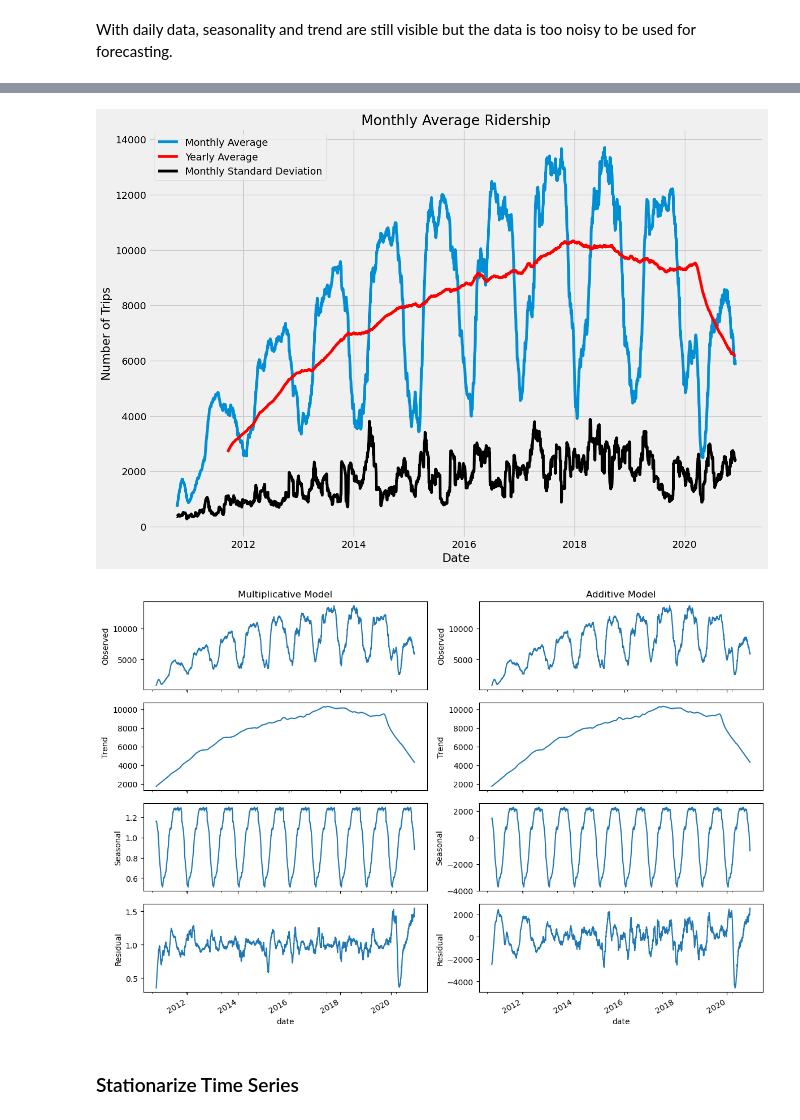
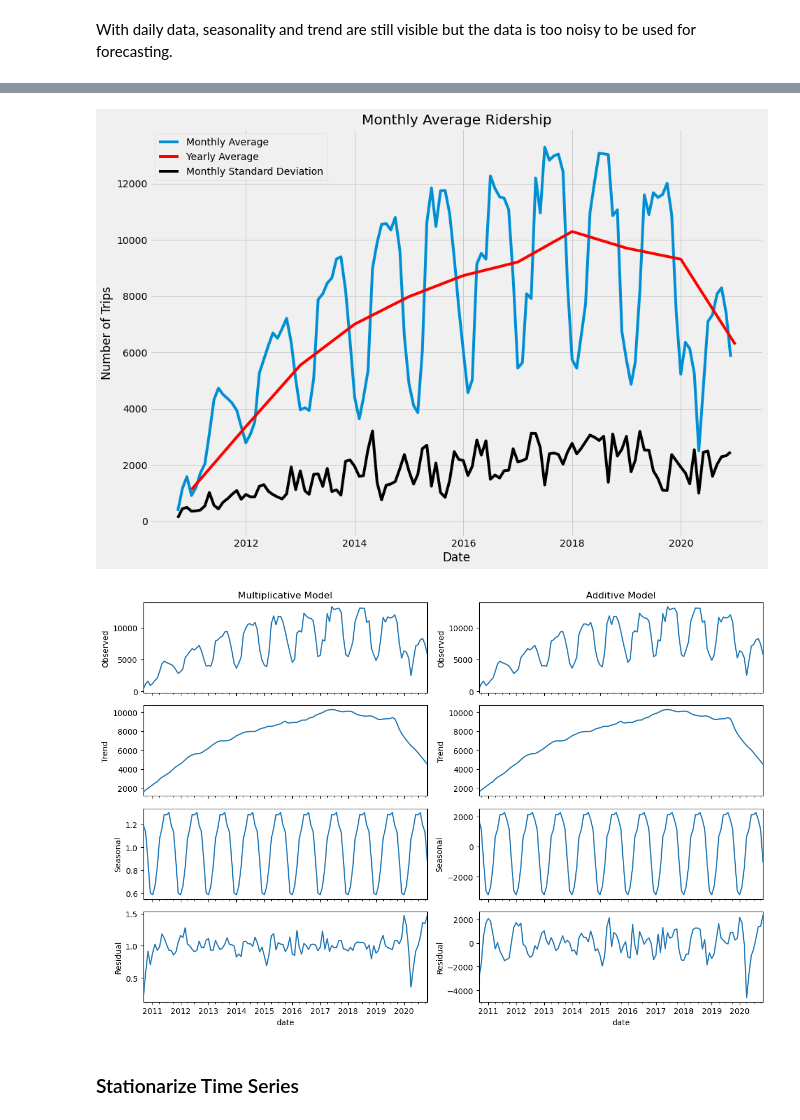
Before and after one commit to jhlee515/BikeShare_capstone, a Jupyter notebook: 3_modeling.ipynb, the cells around one changed output, grey strips where cells are left out. Cells and saved outputs as stored; diff of their text form; code cells hidden in the pictures.

```diff
--- a/3_modeling.ipynb
+++ b/3_modeling.ipynb
@@ -50,55 +50,55 @@ plt.show()
 # %%
-monthly_avg = trips_by_day.rolling(window = 30).mean()
-yearly_mean = trips_by_day.rolling(window = 365).mean()
-monthly_std = trips_by_day.rolling(window = 30).std()
+monthly_avg = trips_by_day.resample('M', on = 'date').mean()
+yearly_avg = trips_by_day.resample('Y', on = 'date').mean()
+monthly_std = trips_by_day.resample('M', on = 'date').std()
 
 plt.figure(figsize = (14,10))
-plt.plot(dates, monthly_avg)
-plt.plot(dates, yearly_mean, color = 'red')
-plt.plot(dates, monthly_std, color = 'black')
+plt.plot(monthly_avg)
+plt.plot(yearly_avg, color = 'red')
+plt.plot(monthly_std, color = 'black')
 plt.title('Monthly Average Ridership')
 plt.xlabel('Date')
 plt.ylabel('Number of Trips')
 plt.legend(['Monthly Average', 'Yearly Average', 'Monthly Standard Deviation'])
 plt.show()
 # %% [output]
-[figure, old version]
+[figure, new version]
 # %%
 ### Decompose time series using Multiplicative/Additive Model ###
 plt.style.use('default')
-decomposition_mult = seasonal_decompose(monthly_avg.set_index(dates).dropna(),
+decomposition_mult = seasonal_decompose(monthly_avg,
                                    model = 'multi',
-                                   period = 365,
+                                   period = 12,
                                    extrapolate_trend = 'freq')
 
-decomposition_add = seasonal_decompose(monthly_avg.set_index(dates).dropna(),
+decomposition_add = seasonal_decompose(monthly_avg,
                                    model = 'add',
-                                   period = 365,
+                                   period = 12,
                                    extrapolate_trend = 'freq')
 
 ### Plot decomposed time series ###
 def plot_decomposition(res, axes):
     res.observed.plot(ax=axes[0], legend=False)
     axes[0].set_ylabel('Observed')
     res.trend.plot(ax=axes[1], legend=False)
     axes[1].set_ylabel('Trend')
     res.seasonal.plot(ax=axes[2], legend=False)
     axes[2].set_ylabel('Seasonal')
     res.resid.plot(ax=axes[3], legend=False)
     axes[3].set_ylabel('Residual')
 
 fig, axes = plt.subplots(4,2, sharex = True, figsize = (12,8))
 
 plot_decomposition(decomposition_mult, axes[:,0])
 axes[0][0].set_title('Multiplicative Model')
 
 plot_decomposition(decomposition_add, axes[:,1])
 axes[0][1].set_title('Additive Model')
 
 plt.tight_layout()
 plt.show()
 # %% [output]
-[figure, old version]
+[figure, new version]
 # %% [markdown]
 ### Stationarize Time Series
 # %%
```
Also changed, not shown: parts of 36 cells of this notebook, 1 other file.
